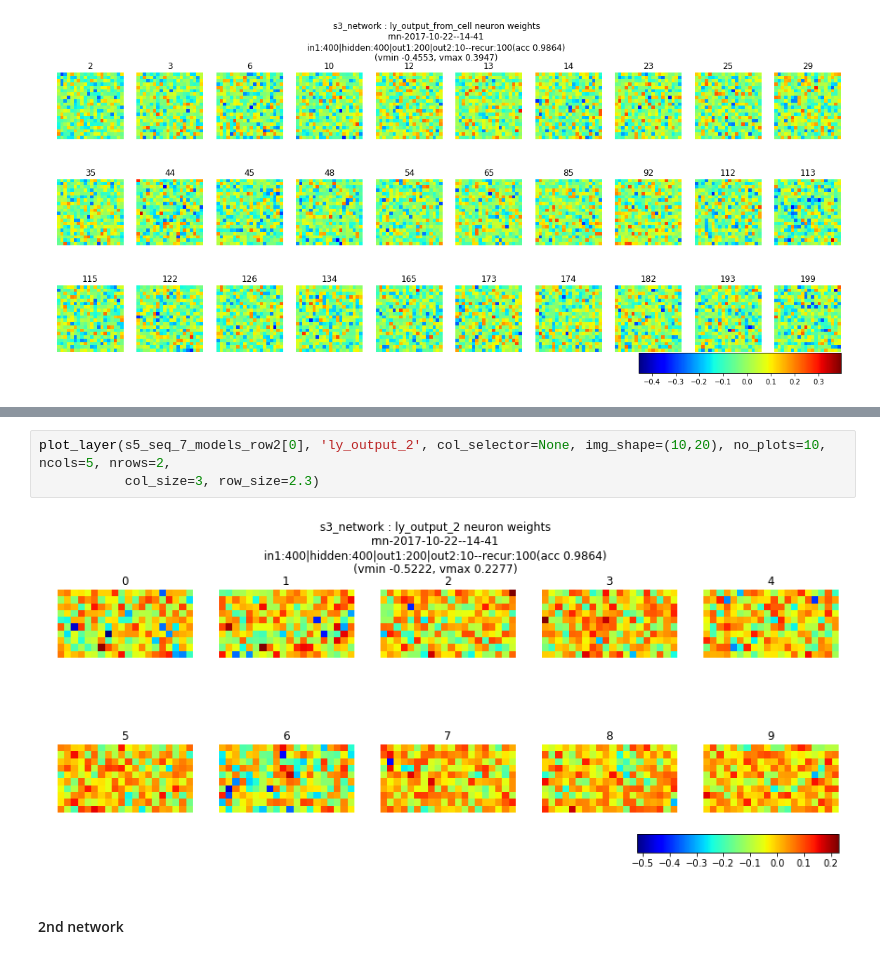
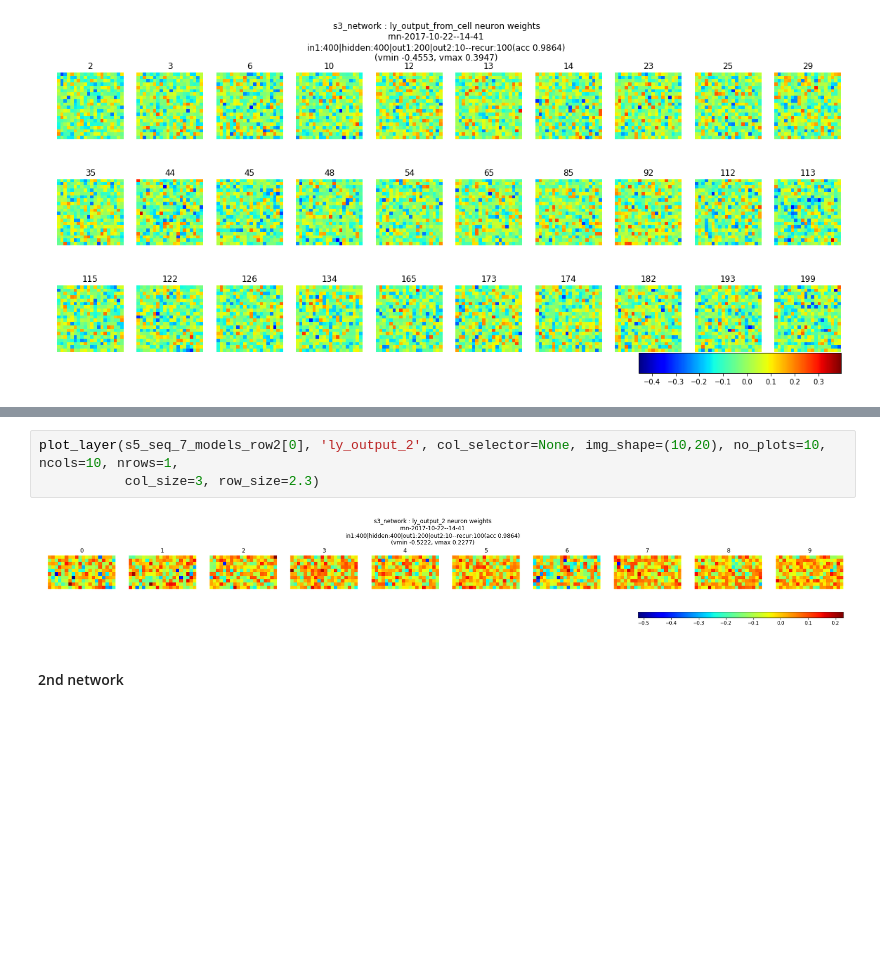
Before and after one commit to p16i/thesis-designing-recurrent-neural-networks-for-explainability, a Jupyter notebook: notebooks/s4-5-lwr-implementation.ipynb, the cells around one changed output, grey strips where cells are left out. Cells and saved outputs as stored; diff of their text form; blank space fills up the shorter version.

```diff
--- a/notebooks/s4-5-lwr-implementation.ipynb
+++ b/notebooks/s4-5-lwr-implementation.ipynb
@@ -348,8 +355,8 @@ plot_layer(s5_seq_7_models_row2[0], 'ly_recurrent', col_selector=None, img_shape
 # %%
-plot_layer(s5_seq_7_models_row2[0], 'ly_output_2', col_selector=None, img_shape=(10,20), no_plots=10, ncols=5, nrows=2,
+plot_layer(s5_seq_7_models_row2[0], 'ly_output_2', col_selector=None, img_shape=(10,20), no_plots=10, ncols=10, nrows=1,
            col_size=3, row_size=2.3)
 # %% [output]
-[figure, old version]
+[figure, new version]
 # %% [markdown]
 #### 2nd network
 # %%
```
Also changed, not shown: parts of 31 cells of this notebook.
